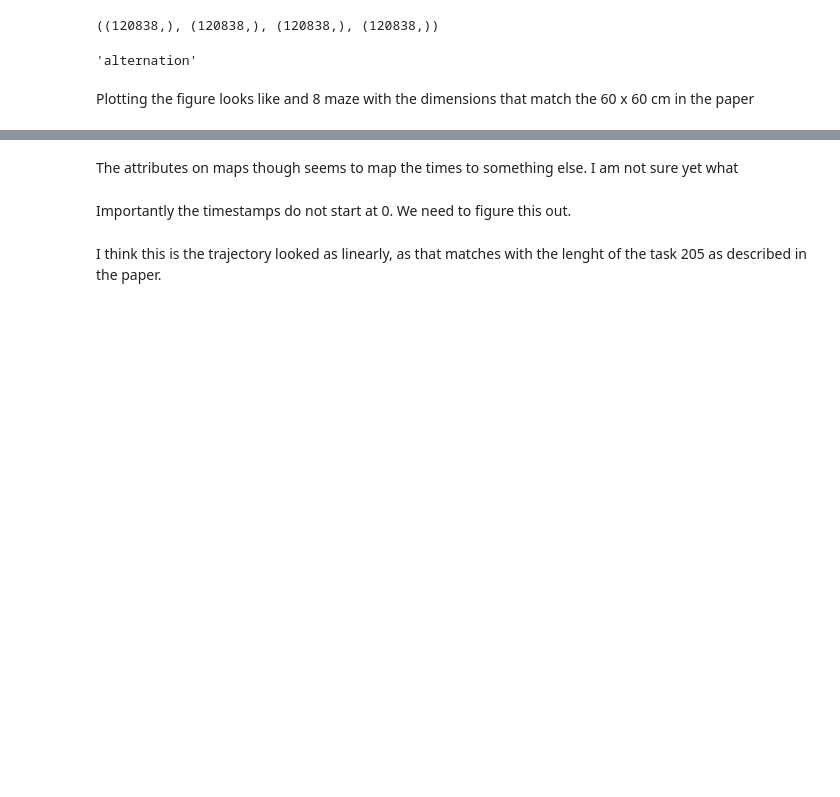
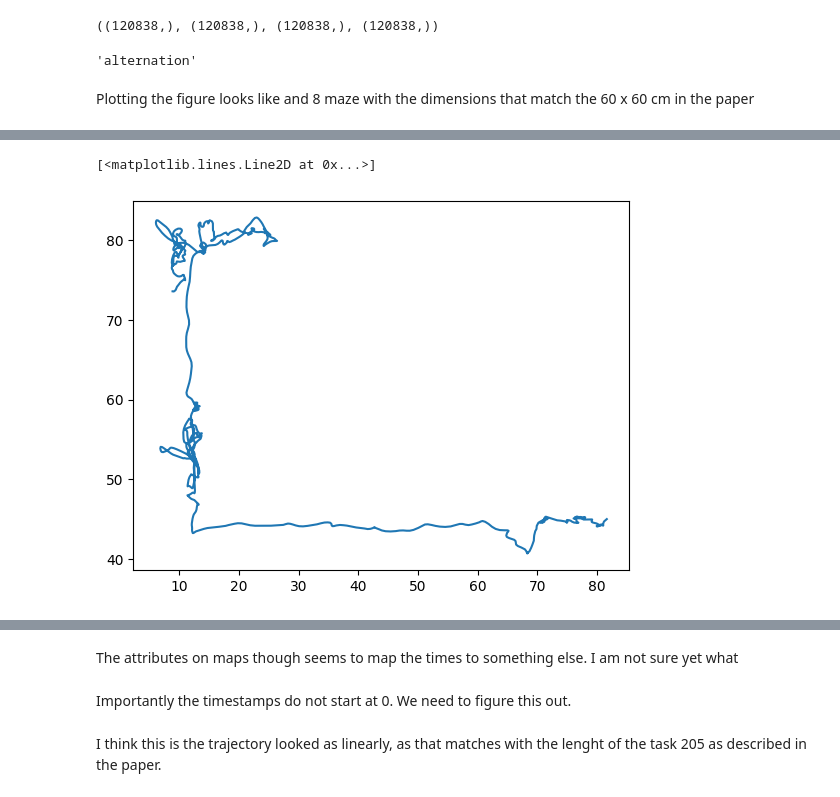
Before and after one commit to catalystneuro/buzsaki-lab-to-nwb, a Jupyter notebook: buzsaki_lab_to_nwb/huszar_hippocampus_dynamics/files_documentation.ipynb, the cells around one changed output, grey strips where cells are left out. Drawn from its saved outputs; the diff is of its cells as text; code cells hidden in the pictures; blank space fills up the shorter version.

```diff
--- a/buzsaki_lab_to_nwb/huszar_hippocampus_dynamics/files_documentation.ipynb
+++ b/buzsaki_lab_to_nwb/huszar_hippocampus_dynamics/files_documentation.ipynb
@@ -25,8 +25,8 @@ Peter Petersen, one of the members of the Buzsaki lab, has shared with us the fo
 He referred to the old format as buzcode.
 # %%
 # project_root = Path("/home/heberto/buzaki/") # Heberto
-# project_root = Path("/Volumes/neurodata/buzaki/HuszarR") # Garrett
-project_root = Path("/shared/catalystneuro/HuszarR") # DANDI
+project_root = Path("/Volumes/neurodata/buzaki/HuszarR") # Garrett
+# project_root = Path("/shared/catalystneuro/HuszarR") # DANDI
 
 session_path = project_root /  "optotagCA1/e13/e13_16f1/e13_16f1_210302"
 assert session_path.is_dir()
@@ -222,2 +317,5 @@ Plotting the figure looks like and 8 maze with the dimensions that match the 60
 # %%
-plt.plot(x, y)
+plt.plot(x[1824:3000], y[1824:3000])
+# %% [output]
+[<matplotlib.lines.Line2D at 0x...>]
+[figure, added]
```
Also changed, not shown: parts of 6 cells of this notebook, 1 other file.
